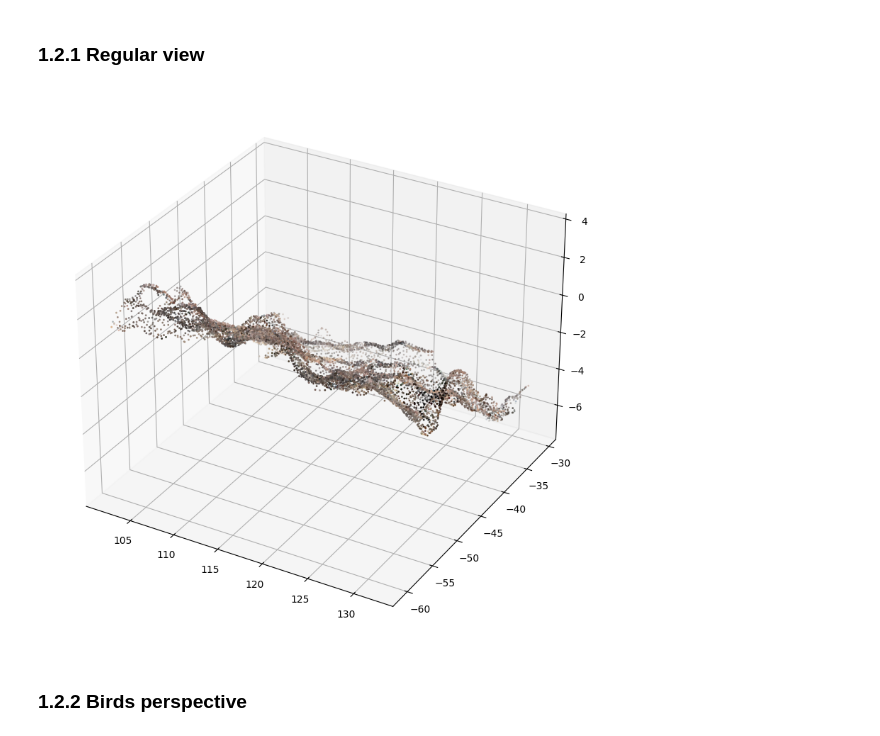
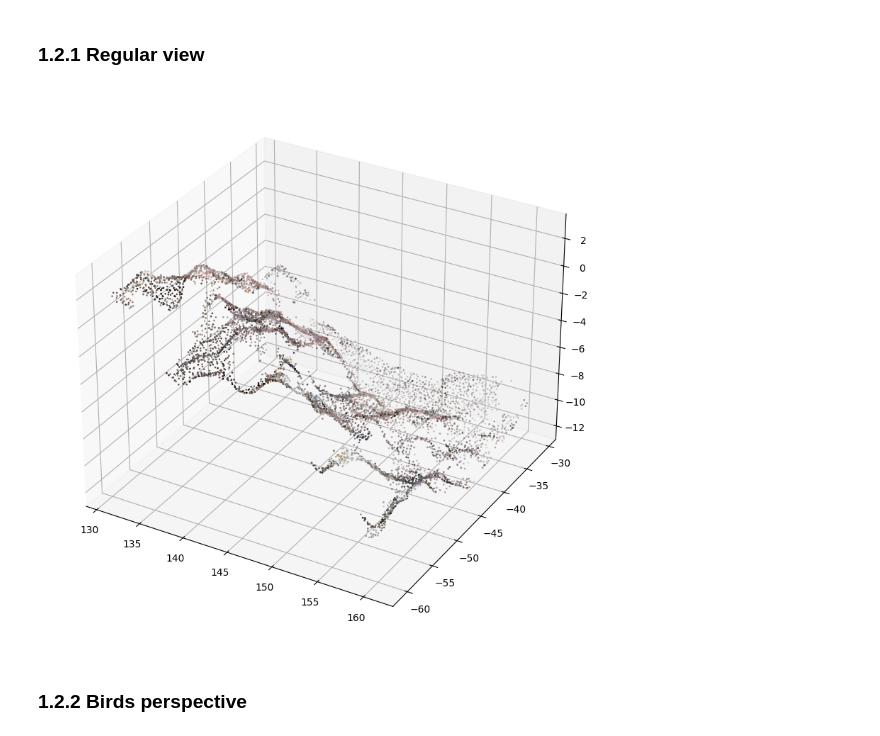
Before and after one commit to NCKarlin/Pointnet_Pointnet2_pytorch, a Jupyter notebook: unit_tests/block_analysis/block_visualization.ipynb, the cells around one changed output. Cells and saved outputs as stored; diff of their text form; code cells hidden in the pictures.

Commit message:
Generalized, cleaned, updated V2 block(s) viz

```diff
--- a/unit_tests/block_analysis/block_visualization.ipynb
+++ b/unit_tests/block_analysis/block_visualization.ipynb
@@ -40,2 +196,4 @@ path_to_block = os.path.join(path_to_sample, f'block_{block_id}.npy')
+# %%
+block_id = 27
 # %% [markdown]
 ### 1.1.2 Block loading
@@ -64,15 +200,20 @@ block_rgb_list[:, 2] = blue_c
+# %%
+viz_block = load_single_block(block_id, path_to_sample)
+x_block, y_block, z_block = pull_xyz_coords(viz_block)
+block_rgb_array = create_rgb_list(viz_block)
 # %% [markdown]
 ## 1.2 Block visualization
 # %% [markdown]
 Now, all information is in place to visualize the single block. Below, the block will be visualized normally first and secondly from the bird perspective, in order to investigate its shape
 # %% [markdown]
 ### 1.2.1 Regular view
-# %%
-fig = plt.figure(figsize=(10, 10))
-ax = fig.add_subplot(111, projection="3d")
-ax.scatter(x_block, y_block, z_block, c=block_rgb_list, s=1)
-plt.show()
-# %% [output]
-[figure, removed]
+# %%
+plot_points_3D(x_block,
+               y_block,
+               z_block,
+               block_rgb_array,
+               point_size=0.75)
+# %% [output]
+[figure, added]
 # %% [markdown]
 ### 1.2.2 Birds perspective
```
Also changed, not shown: parts of 26 cells of this notebook.
